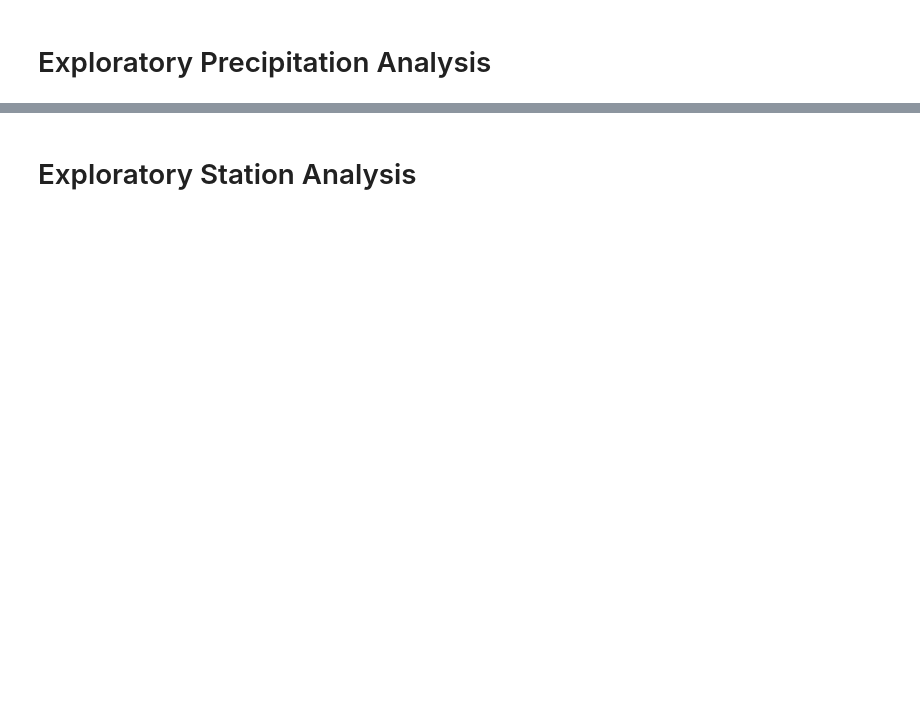
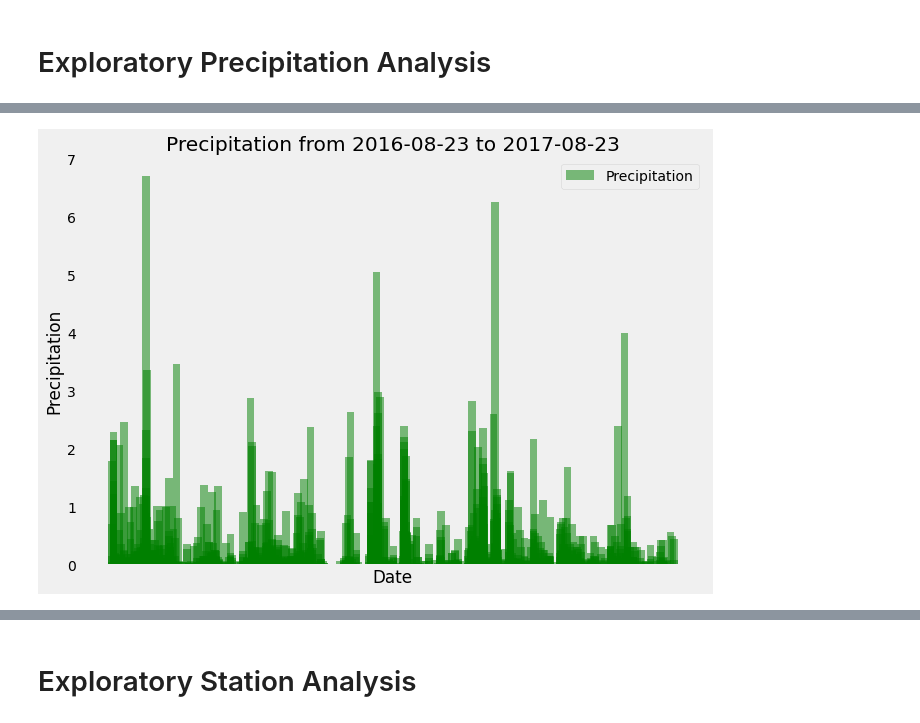
Before and after one commit to AtreidesArcade/SQLAlchemy-Challenge, a Jupyter notebook: climate_starter.ipynb, the cells around one changed output, grey strips where cells are left out. Cells and saved outputs as stored; diff of their text form; code cells hidden in the pictures; blank space fills up the shorter version.

```diff
--- a/climate_starter.ipynb
+++ b/climate_starter.ipynb
@@ -148,0 +89,19 @@ NameError: name 'sorted_df' is not defined
+# %%
+#Find the last/ most recent date record in column
+#Find the the last years worth of data
+#Save to dataFrame
+#Sort vales by date
+#Set Index by date
+
+latestdate = dt.datetime.strptime(lateststr[0], '%Y-%m-%d')
+querydate = dt.date(latestdate.year -1, latestdate.month, latestdate.day)
+querydate
+
+sel = [Measurement.date,Measurement.prcp]
+queryresult = session.query(*sel).filter(Measurement.date >= querydate).all()
+
+precipitation = pd.DataFrame(queryresult, columns=['Date','Precipitation'])
+precipitation = precipitation.dropna(how='any') # clean up non value entries
+precipitation = precipitation.sort_values(["Date"], ascending=True)
+precipitation = precipitation.set_index("Date")
+precipitation.head()
@@ -149,2 +116,28 @@ NameError: name 'sorted_df' is not defined
+# %%
+# Use Pandas Plotting with Matplotlib to plot the data
+
+# Set plot and plot the chart
+xx = precipitation.index.tolist()
+yy = precipitation['Precipitation'].tolist()
+
+plt.figure(figsize=(10,7))
+plt.bar(xx,yy,width = 5 ,color='g', alpha=0.5, align="center",label='Precipitation')
+plt.tick_params(
+    axis='x',
+    which='both',
+    bottom=False,
+    top=False,
+    labelbottom=False)
+major_ticks = np.arange(0,400,80)
+plt.xticks(major_ticks)
+
+plt.title(f"Precipitation from {querydate} to {lateststr[0]}")
+plt.xlabel("Date")
+plt.ylabel("Precipitation")
+plt.grid(which='major', axis='both', linestyle='-')
+plt.legend()
+plt.show()
+# %% [output]
+[figure, added]
 # %%
 # Use Pandas to calcualte the summary statistics for the precipitation data
```
Also changed, not shown: parts of 24 cells of this notebook, 3 other files.
